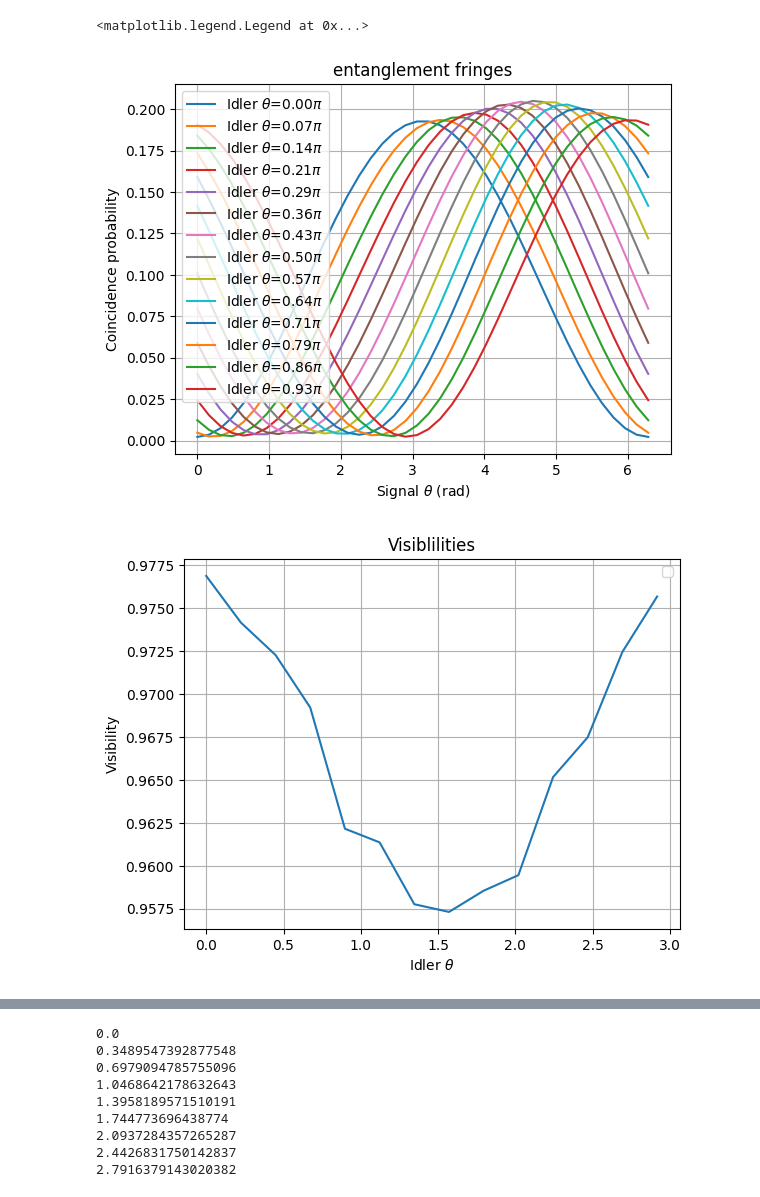
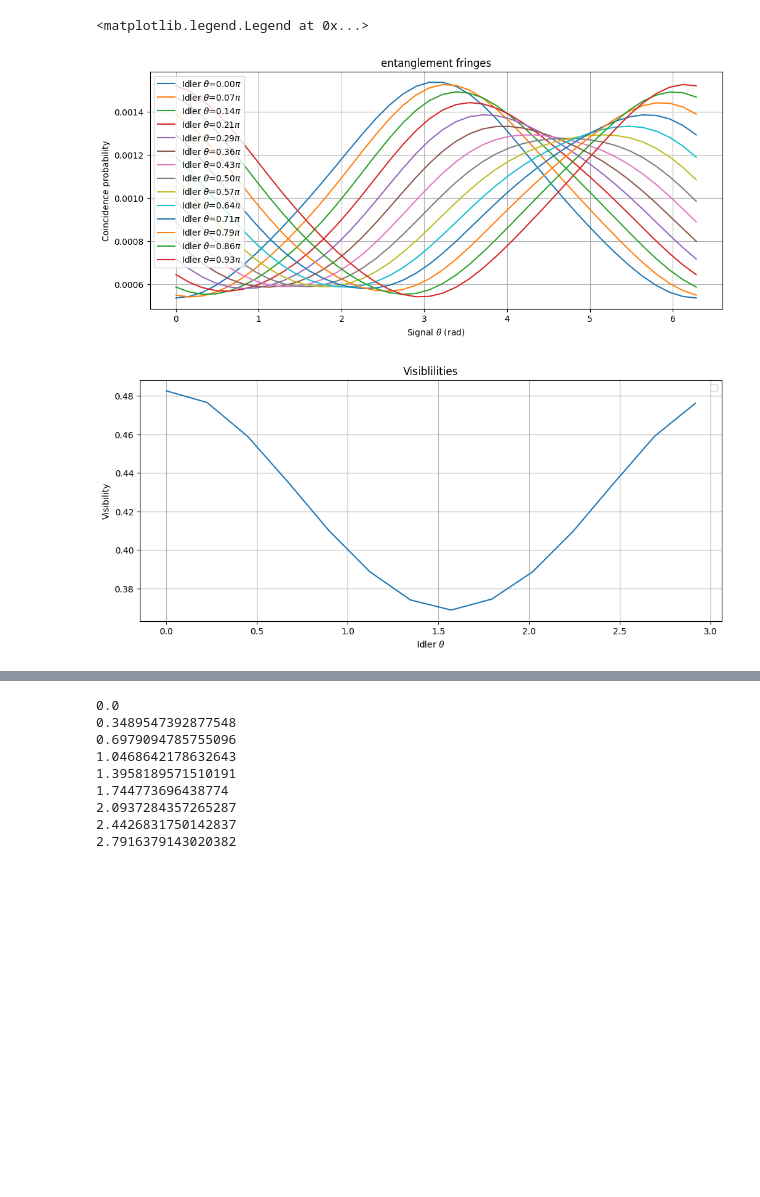
Before and after one commit to sequence-toolbox/SeQUeNCe, a Jupyter notebook: sequence_projects/validation.ipynb, the cells around one changed output, grey strips where cells are left out. Drawn from its saved outputs; the diff is of its cells as text; code cells hidden in the pictures; blank space fills up the shorter version.

Commit message:
Validation checkpoint 3 - PNR detector implemented in simulations, POVM sqrt to give correct results

```diff
--- a/sequence_projects/validation.ipynb
+++ b/sequence_projects/validation.ipynb
@@ -115,7 +115,7 @@ delta_list = linspace(0,2*np.pi,40)
 # delta_list = [np.pi/2, 3*np.pi/2]
 # delta_list = [np.pi/2]
 
-chi = sqrt(0.06)
+chi = 0.9
 
 dc1_34 = 1*10**(-5)
 dc2_1_12 = 3 * 10**(-5)
@@ -142,7 +142,8 @@ trunc = 2
 fringe_real = []
 for alpha in alpha_list[:-1]:
     print(alpha)
-    fringe = run_simulations([alpha], delta_list, chi, 0, 0, 0.9, 0.9, 0.9, qrst_1, qrst_2, trunc)
+    fringe = run_simulations([alpha], delta_list, chi, 0, 0, 0.142, 0.142, 0.142, qrst_1, qrst_2, trunc)
+    # fringe = run_simulations([alpha], delta_list, chi, dc1_34, dc2_1_12, eta1_12, eta1_34, eta2, qrst_1, qrst_2, trunc)
     fringe_real.append(fringe)
 
 
@@ -206,7 +207,7 @@ for i in range(len(fringe_real)):
 # plt.grid(True)
 # plt.plot(delta_list, fringe3)
 
-plt.figure()
+plt.figure(figsize = (12,5))
 plt.grid(True)
 for i in range(len(alpha_list)-1):
     print(fringe_real[i])
@@ -217,7 +218,7 @@ plt.xlabel(r"Signal $\theta$ (rad)")
 plt.legend()
 
 
-plt.figure()
+plt.figure(figsize = (12,5))
 plt.grid(True)
 # for i in range(len(alpha_list)-1):
 #     print(fringe_real[i])
@@ -244,3 +245,3 @@ plt.legend()
 <matplotlib.legend.Legend at 0x...>
-[figure, old version]
+[figure, new version]
-[figure, old version]
+[figure, new version]
```
Also changed, not shown: parts of 2 cells of this notebook, 2 other files.
